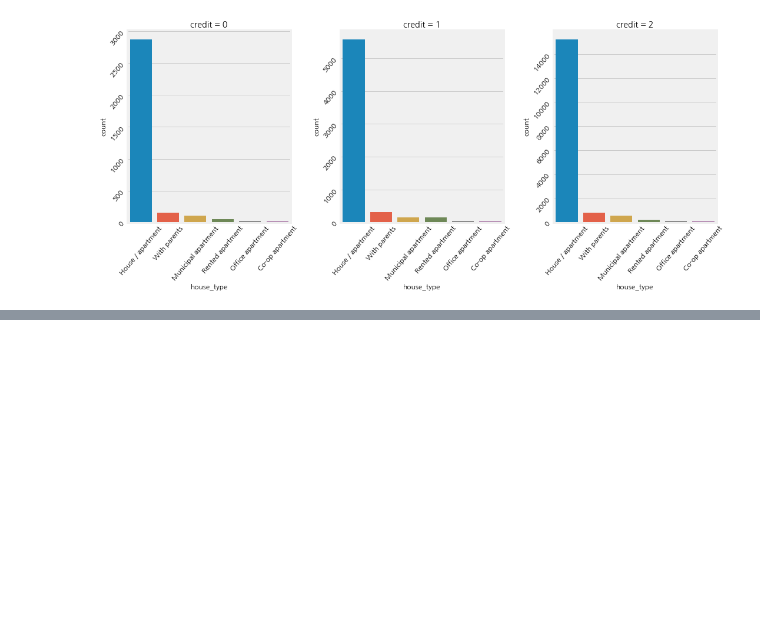
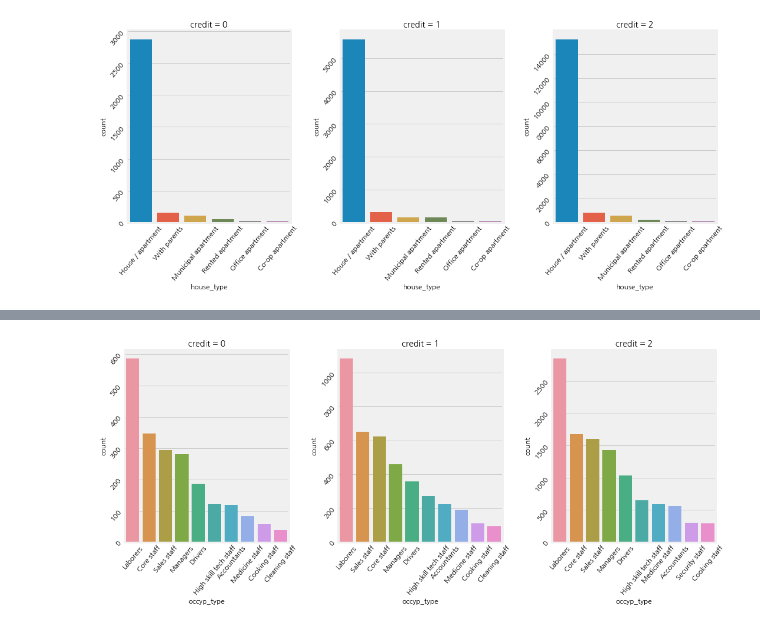
Before and after one commit to jaaaamj0711/DACON, a Jupyter notebook: dacon_ing.ipynb, the cells around one changed output, grey strips where cells are left out. Drawn from its saved outputs; the diff is of its cells as text; code cells hidden in the pictures; blank space fills up the shorter version.

```diff
--- a/dacon_ing.ipynb
+++ b/dacon_ing.ipynb
@@ -206,0 +219,4 @@ plot('house_type')
+# %%
+plot('occyp_type')
+# %% [output]
+[figure, added]
```
Also changed, not shown: parts of 9 cells of this notebook.
